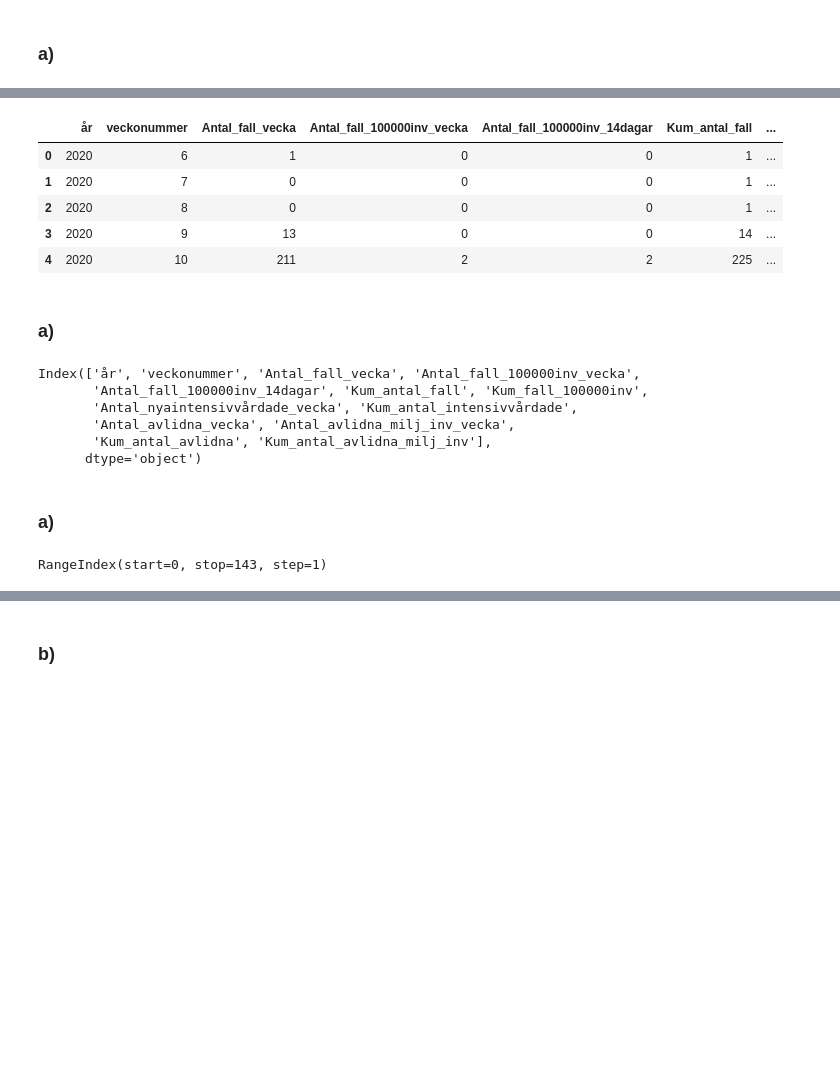
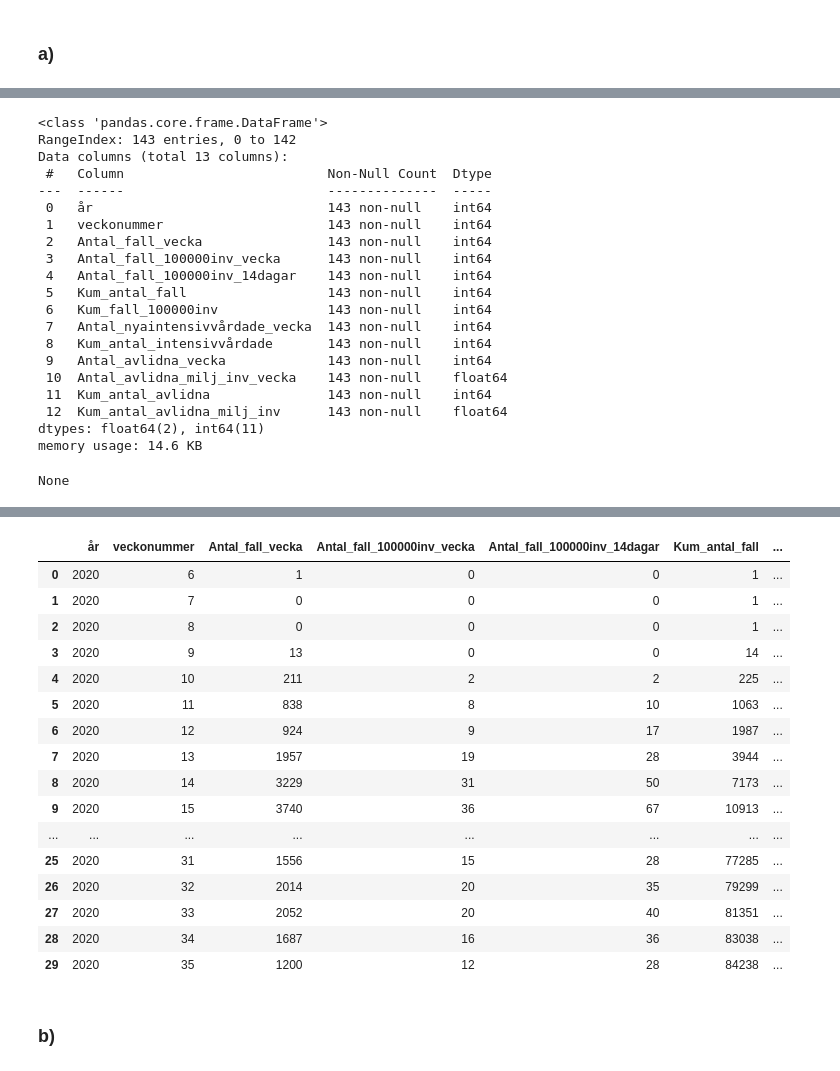
Before and after one commit to Kevy69/Databehandling-Kevin, a Jupyter notebook: Labs/Lab 1/Testing.ipynb, the cells around one changed output, grey strips where cells are left out. Cells and saved outputs as stored; diff of their text form; code cells hidden in the pictures; blank space fills up the shorter version.

```diff
--- a/Labs/Lab 1/Testing.ipynb
+++ b/Labs/Lab 1/Testing.ipynb
@@ -63,26 +28,26 @@ covid19_veckodata_Riket.describe()
-# %%
-covid19_veckodata_Riket.head()
-# %% [output]
-|  | år | veckonummer | Antal_fall_vecka | Antal_fall_100000inv_vecka | Antal_fall_100000inv_14dagar | Kum_antal_fall | ... |
-| 0 | 2020 | 6 | 1 | 0 | 0 | 1 | ... |
-| 1 | 2020 | 7 | 0 | 0 | 0 | 1 | ... |
-| 2 | 2020 | 8 | 0 | 0 | 0 | 1 | ... |
-| 3 | 2020 | 9 | 13 | 0 | 0 | 14 | ... |
-| 4 | 2020 | 10 | 211 | 2 | 2 | 225 | ... |
-# %% [markdown]
-### a)
-# %%
-covid19_veckodata_Riket.columns
-# %% [output]
-Index(['år', 'veckonummer', 'Antal_fall_vecka', 'Antal_fall_100000inv_vecka',
-       'Antal_fall_100000inv_14dagar', 'Kum_antal_fall', 'Kum_fall_100000inv',
-       'Antal_nyaintensivvårdade_vecka', 'Kum_antal_intensivvårdade',
-       'Antal_avlidna_vecka', 'Antal_avlidna_milj_inv_vecka',
-       'Kum_antal_avlidna', 'Kum_antal_avlidna_milj_inv'],
-      dtype='object')
-# %% [markdown]
-### a)
-# %%
-covid19_veckodata_Riket.index
-# %% [output]
-RangeIndex(start=0, stop=143, step=1)
+# %%
+display(covid19_veckodata_Riket.info(),
+        covid19_veckodata_Riket.describe(),
+        covid19_veckodata_Riket.head(30))
+# %% [output]
+<class 'pandas.core.frame.DataFrame'>
+RangeIndex: 143 entries, 0 to 142
+Data columns (total 13 columns):
+ #   Column                          Non-Null Count  Dtype
+---  ------                          --------------  -----
+ 0   år                              143 non-null    int64
+ 1   veckonummer                     143 non-null    int64
+ 2   Antal_fall_vecka                143 non-null    int64
+ 3   Antal_fall_100000inv_vecka      143 non-null    int64
+ 4   Antal_fall_100000inv_14dagar    143 non-null    int64
+ 5   Kum_antal_fall                  143 non-null    int64
+ 6   Kum_fall_100000inv              143 non-null    int64
+ 7   Antal_nyaintensivvårdade_vecka  143 non-null    int64
+ 8   Kum_antal_intensivvårdade       143 non-null    int64
+ 9   Antal_avlidna_vecka             143 non-null    int64
+ 10  Antal_avlidna_milj_inv_vecka    143 non-null    float64
+ 11  Kum_antal_avlidna               143 non-null    int64
+ 12  Kum_antal_avlidna_milj_inv      143 non-null    float64
+dtypes: float64(2), int64(11)
+memory usage: 14.6 KB
+None
@@ -89,3 +63,20 @@ RangeIndex(start=0, stop=143, step=1)
+|  | år | veckonummer | Antal_fall_vecka | Antal_fall_100000inv_vecka | Antal_fall_100000inv_14dagar | Kum_antal_fall | ... |
+| 0 | 2020 | 6 | 1 | 0 | 0 | 1 | ... |
+| 1 | 2020 | 7 | 0 | 0 | 0 | 1 | ... |
+| 2 | 2020 | 8 | 0 | 0 | 0 | 1 | ... |
+| 3 | 2020 | 9 | 13 | 0 | 0 | 14 | ... |
+| 4 | 2020 | 10 | 211 | 2 | 2 | 225 | ... |
+| 5 | 2020 | 11 | 838 | 8 | 10 | 1063 | ... |
+| 6 | 2020 | 12 | 924 | 9 | 17 | 1987 | ... |
+| 7 | 2020 | 13 | 1957 | 19 | 28 | 3944 | ... |
+| 8 | 2020 | 14 | 3229 | 31 | 50 | 7173 | ... |
+| 9 | 2020 | 15 | 3740 | 36 | 67 | 10913 | ... |
+| ... | ... | ... | ... | ... | ... | ... | ... |
+| 25 | 2020 | 31 | 1556 | 15 | 28 | 77285 | ... |
+| 26 | 2020 | 32 | 2014 | 20 | 35 | 79299 | ... |
+| 27 | 2020 | 33 | 2052 | 20 | 40 | 81351 | ... |
+| 28 | 2020 | 34 | 1687 | 16 | 36 | 83038 | ... |
+| 29 | 2020 | 35 | 1200 | 12 | 28 | 84238 | ... |
 # %% [markdown]
 ### b)
 # %%
```
Also changed, not shown: parts of 12 cells of this notebook, 9 other files.
